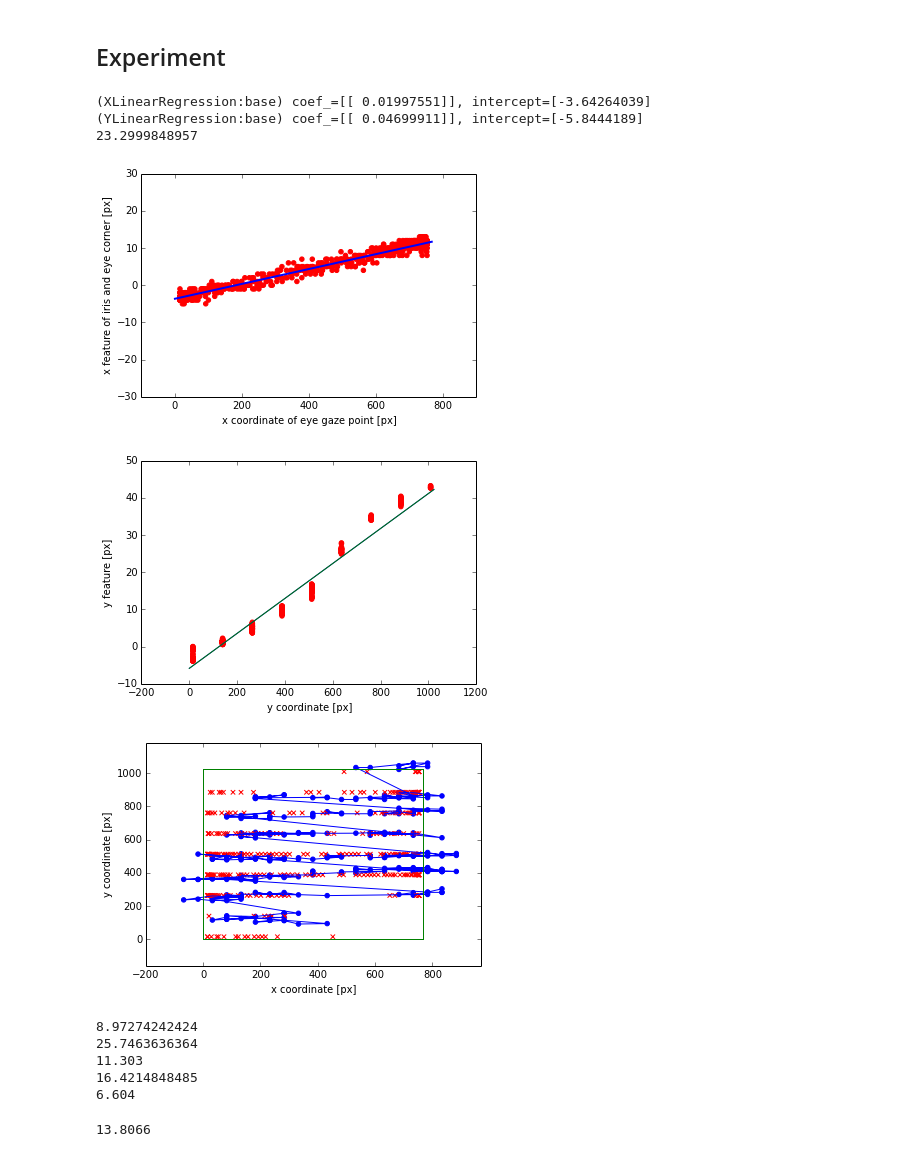
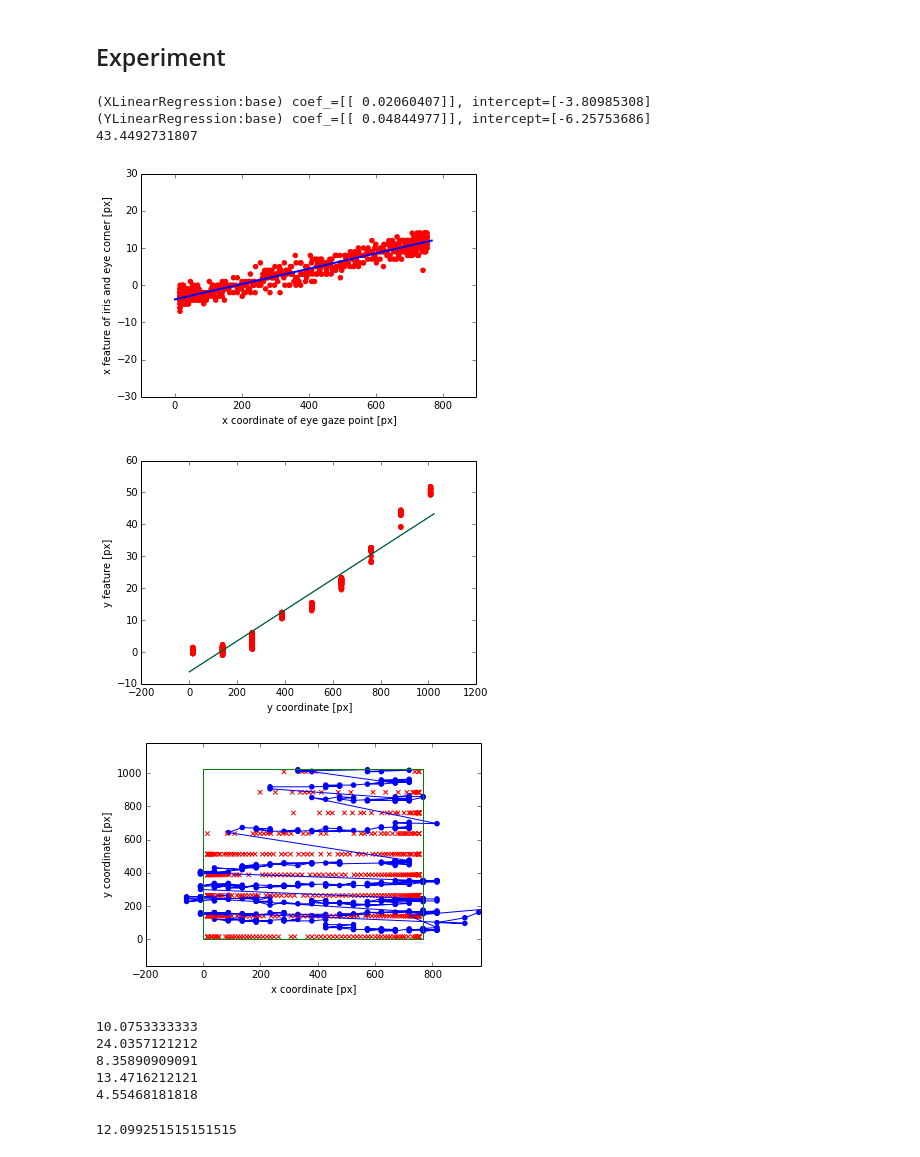
Before and after one commit to Mrk1869/EyeTracker_Regression, a Jupyter notebook: experiment.ipynb, the cells around one changed output. Saved outputs shown, nothing was run; the diff lists cells and outputs as text; code cells hidden in the pictures.

```diff
--- a/experiment.ipynb
+++ b/experiment.ipynb
@@ -188,23 +188,23 @@ def errorDegreeFrompx(estimate_x, estimate_y, actual_x, actual_y):
 # %%
 # data roading
 
-data_directory_path = 'data/experiment_Ishimaru2/'
-train_gaze_data = read_csv(data_directory_path+'timestamp3.csv', names=['time','x','y'], skiprows=1)
-train_coordinate_data = read_csv(data_directory_path+'coordinate3.csv', names=['time','left_iris_x','left_iris_y','left_eyehead_x','left_eyehead_y','left_eyebottom_x','left_eyebottom_y','right_iris_x','right_iris_y','right_eyehead_x','right_eyehead_y','right_eyebottom_x','right_eyebottom_y'], skiprows=1)
-test_gaze_data = read_csv(data_directory_path+'timestamp5.csv', names=['time','x','y'], skiprows=1)
-test_coordinate_data = read_csv(data_directory_path+'coordinate5.csv', names=['time','left_iris_x','left_iris_y','left_eyehead_x','left_eyehead_y','left_eyebottom_x','left_eyebottom_y','right_iris_x','right_iris_y','right_eyehead_x','right_eyehead_y','right_eyebottom_x','right_eyebottom_y'], skiprows=1)
+data_directory_path = 'data/experiment_periodic/'
+train_gaze_data = read_csv(data_directory_path+'timestamp3_1.csv', names=['time','x','y'], skiprows=1)
+train_coordinate_data = read_csv(data_directory_path+'coordinate3_1.csv', names=['time','left_iris_x','left_iris_y','left_eyehead_x','left_eyehead_y','left_eyebottom_x','left_eyebottom_y','right_iris_x','right_iris_y','right_eyehead_x','right_eyehead_y','right_eyebottom_x','right_eyebottom_y'], skiprows=1)
+test_gaze_data = read_csv(data_directory_path+'timestamp3_2.csv', names=['time','x','y'], skiprows=1)
+test_coordinate_data = read_csv(data_directory_path+'coordinate3_2.csv', names=['time','left_iris_x','left_iris_y','left_eyehead_x','left_eyehead_y','left_eyebottom_x','left_eyebottom_y','right_iris_x','right_iris_y','right_eyehead_x','right_eyehead_y','right_eyebottom_x','right_eyebottom_y'], skiprows=1)
 
 # train
 regr = regressionByCoordinateAndGazeData(train_coordinate_data, train_gaze_data)
 
 # test
 accurecy(regr, test_coordinate_data, test_gaze_data)
 # %% [output]
-(XLinearRegression:base) coef_=[[ 0.01997551]], intercept=[-3.64264039]
-(YLinearRegression:base) coef_=[[ 0.04699911]], intercept=[-5.8444189]
-23.2999848957
+(XLinearRegression:base) coef_=[[ 0.02060407]], intercept=[-3.80985308]
+(YLinearRegression:base) coef_=[[ 0.04844977]], intercept=[-6.25753686]
+43.4492731807
-[figure, old version]
+[figure, new version]
-[figure, old version]
+[figure, new version]
-[figure, old version]
+[figure, new version]
 # %%
 def cal(x):
@@ -212,16 +214,9 @@ def cal(x):
-# %%
-cal(46.63)
-cal(133.80)
-cal(58.74)
-cal(85.34)
-cal(34.32)
-# %% [output]
-8.97274242424
-25.7463636364
-11.303
-16.4214848485
-6.604
-# %%
-(8.97+25.74+11.303+16.42+6.60)/5
-# %% [output]
-13.8066
+# %%
+(cal(52.36)+cal(124.91)+cal(43.44)+cal(70.01)+cal(23.67))/5.0
+# %% [output]
+10.0753333333
+24.0357121212
+8.35890909091
+13.4716212121
+4.55468181818
+12.099251515151515
```
Also changed, not shown: parts of 1 cell of this notebook, 24 other files.
